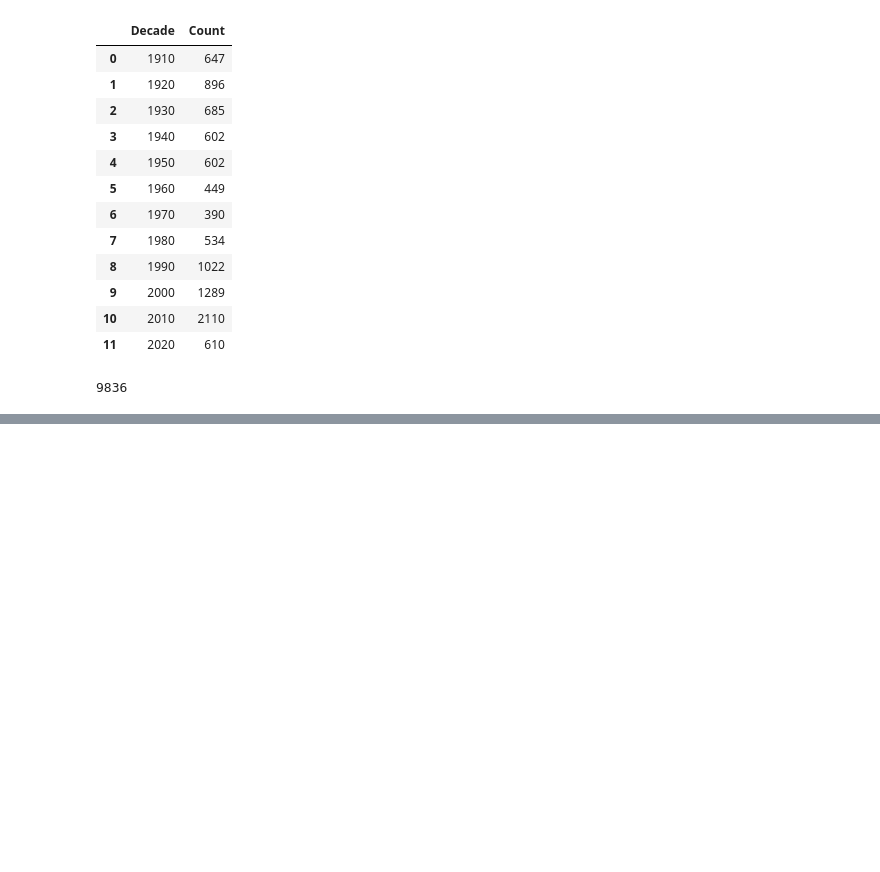
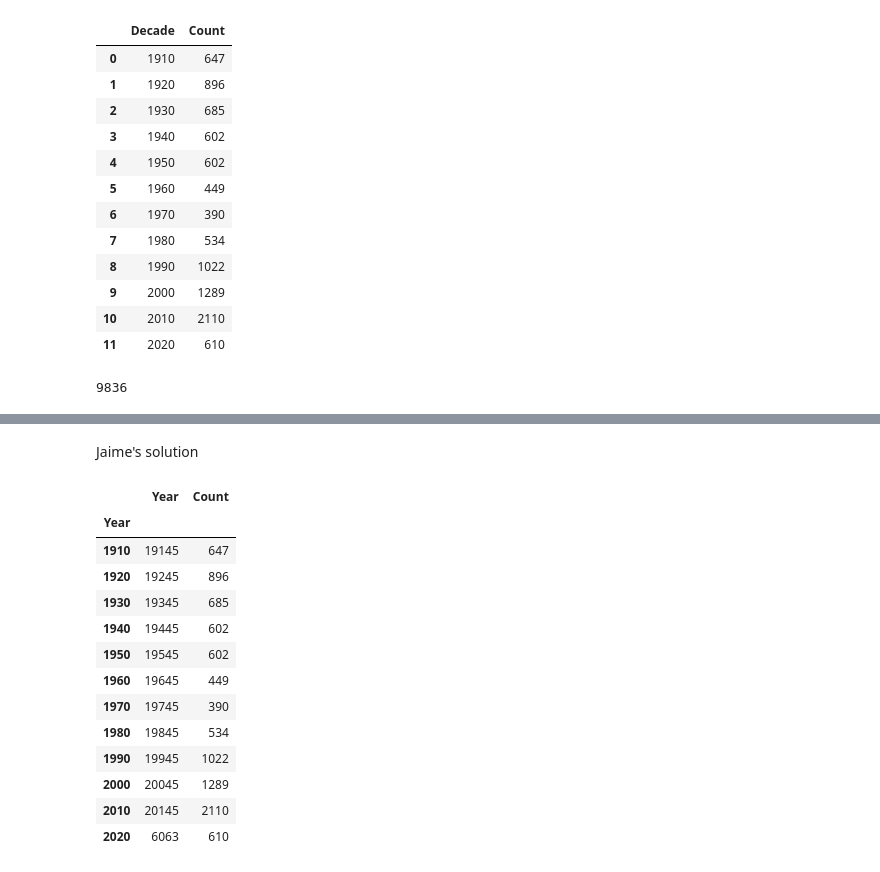
Before and after one commit to rauldgarcia/Data_analysis, a Jupyter notebook: CLASS 1/class_5.ipynb, the cells around one changed output, grey strips where cells are left out. Drawn from its saved outputs; the diff is of its cells as text; code cells hidden in the pictures; blank space fills up the shorter version.

```diff
--- a/CLASS 1/class_5.ipynb
+++ b/CLASS 1/class_5.ipynb
@@ -421,0 +485,19 @@ claras_decades['Count'].sum()
+# %% [markdown]
+Jaime's solution
+# %%
+claras.groupby((claras['Year'] // 10 * 10)).sum()
+# %% [output]
+|  | Year | Count |
+| Year |  |  |
+| 1910 | 19145 | 647 |
+| 1920 | 19245 | 896 |
+| 1930 | 19345 | 685 |
+| 1940 | 19445 | 602 |
+| 1950 | 19545 | 602 |
+| 1960 | 19645 | 449 |
+| 1970 | 19745 | 390 |
+| 1980 | 19845 | 534 |
+| 1990 | 19945 | 1022 |
+| 2000 | 20045 | 1289 |
+| 2010 | 20145 | 2110 |
+| 2020 | 6063 | 610 |
```
Also changed, not shown: parts of 37 cells of this notebook.
